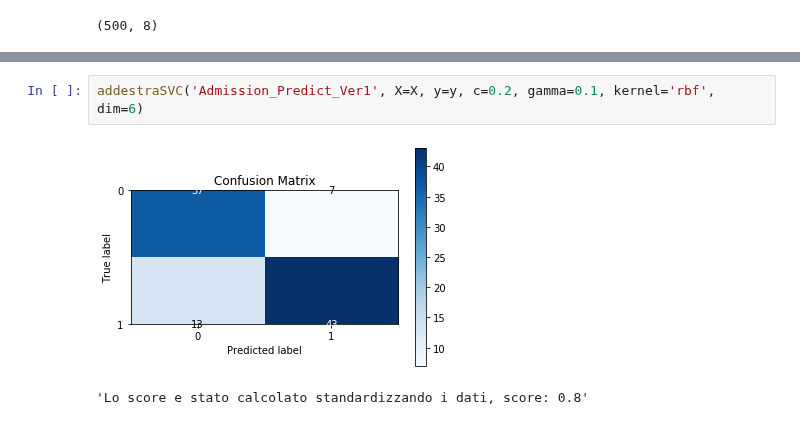
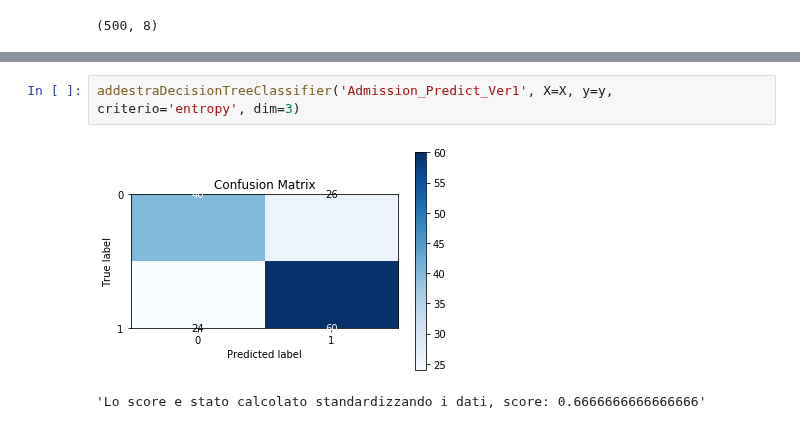
Before and after one commit to aleberans/Analisi-dati-per-problemi-di-medicina-legale, a Jupyter notebook: Esercizi/EserciziNovembre/Esercizi_veri/Uso_funzioni.ipynb, the cells around one changed output, grey strips where cells are left out. Drawn from its saved outputs; the diff is of its cells as text.

Commit message:
Aggiunte funzione per addestrare

```diff
--- a/Esercizi/EserciziNovembre/Esercizi_veri/Uso_funzioni.ipynb
+++ b/Esercizi/EserciziNovembre/Esercizi_veri/Uso_funzioni.ipynb
@@ -255,5 +360,5 @@ addestraSVC('Admission_Predict_Ver1', X=X, y=y, c=0.2, gamma=0.1, kernel='rbf',
 # %%
-addestraSVC('Admission_Predict_Ver1', X=X, y=y, c=0.2, gamma=0.1, kernel='rbf', dim=6)
+addestraDecisionTreeClassifier('Admission_Predict_Ver1', X=X, y=y, criterio='entropy', dim=3)
 # %% [output]
-[figure, old version]
+[figure, new version]
-'Lo score e stato calcolato standardizzando i dati, score: 0.8'
+'Lo score e stato calcolato standardizzando i dati, score: 0.6666666666666666'
```
Also changed, not shown: parts of 24 cells of this notebook, 1 other file.
